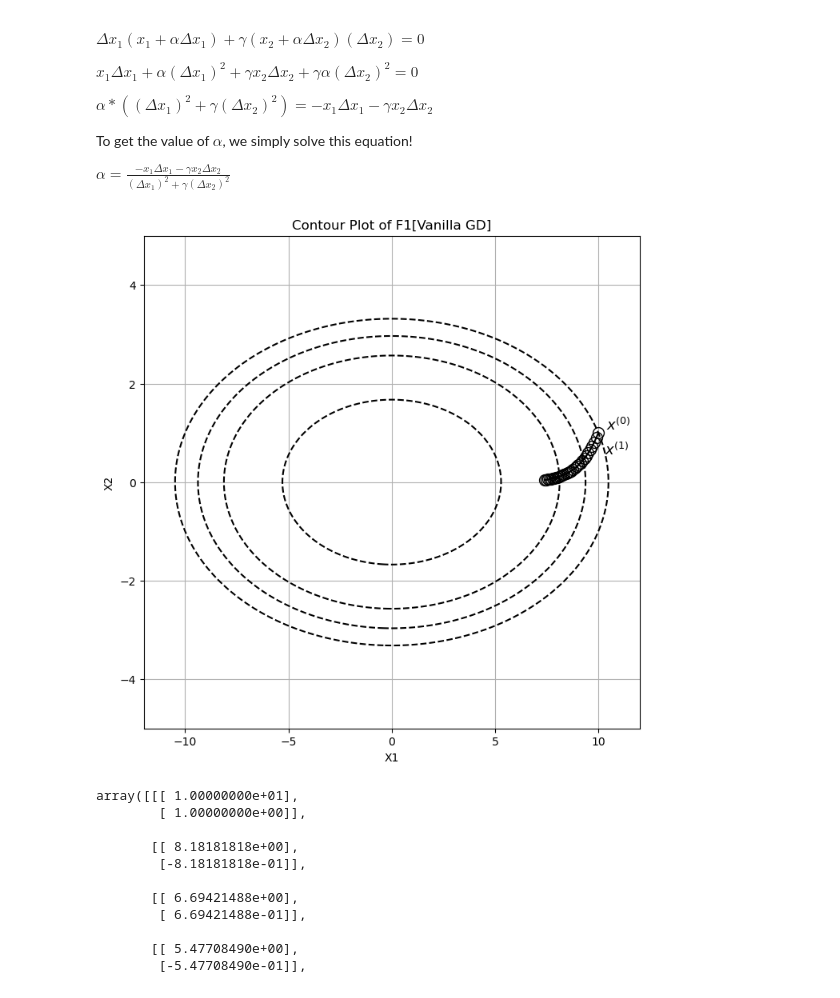
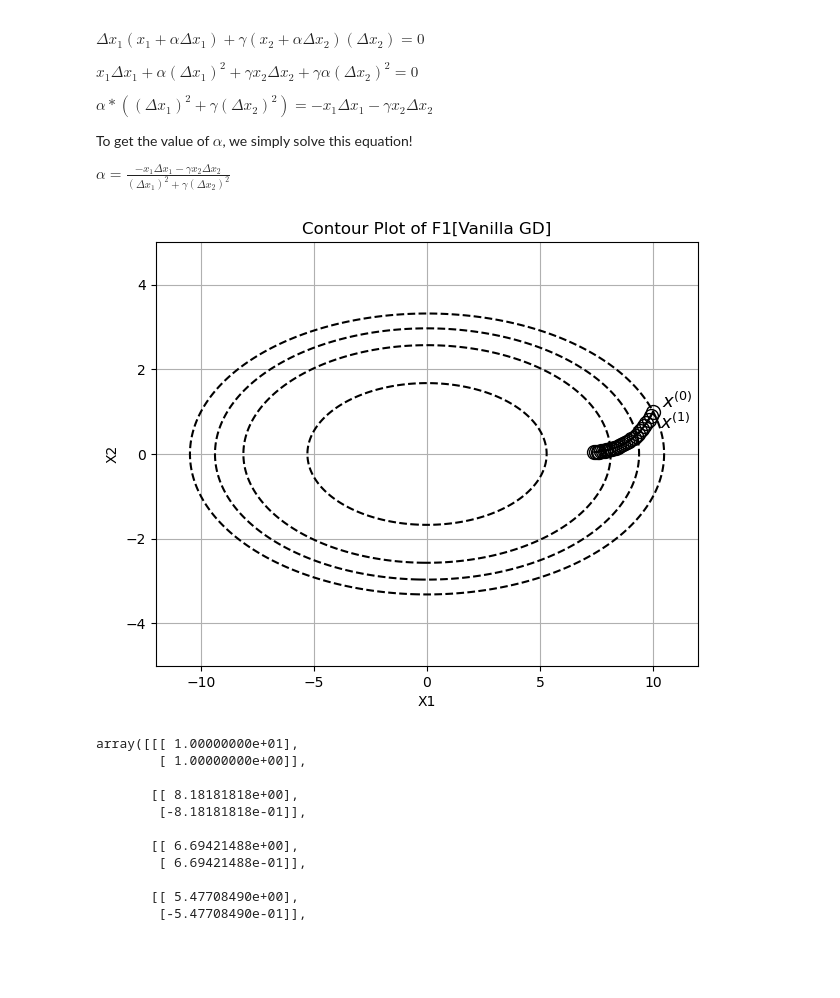
Before and after one commit to Ravi-Raghavan/ConvexOptimization, a Jupyter notebook: Homework #4 - Part 2.ipynb, the cells around one changed output. Cells and saved outputs as stored; diff of their text form; code cells hidden in the pictures; blank space fills up the shorter version.

Commit message:
Resized figures to 7 x 5.5

```diff
--- a/Homework #4 - Part 2.ipynb
+++ b/Homework #4 - Part 2.ipynb
@@ -214,35 +214,35 @@ X1, X2 = np.meshgrid(x1, x2)
 #gamma: function input
 def f1_plot(x1, x2, gamma = 10):
     return 0.5 * ((x1 ** 2) + (gamma * (x2 ** 2)))
 
 #given points on the contour grid, get function values
 F = f1_plot(X1, X2)
 
 #set figure size
-plt.figure(figsize = (8, 8))
+plt.figure(figsize = (7, 5.5))
 
 #plot f1 vanilla GD iterates
 for point in f1_vanilla_gd_iterates:
     plt.plot(point[0, 0], point[1, 0], 'o', markersize=10, color='black', markerfacecolor='none')
 
 #label x^(0) and x^(1)
 offset = 0.4
 plt.text(f1_vanilla_gd_iterates[0][0, 0] + offset, f1_vanilla_gd_iterates[0][1, 0], r'$x^{(0)}$', fontsize=13, color='black', va='bottom', ha='left')
 plt.text(f1_vanilla_gd_iterates[1][0, 0] + offset, f1_vanilla_gd_iterates[1][1, 0] - offset, r'$x^{(1)}$', fontsize=13, color='black', va='bottom', ha='left')
 
 #Connect iterates via a line
 for i in range(len(f1_vanilla_gd_iterates)-1):
     plt.plot([f1_vanilla_gd_iterates[i][0, 0], f1_vanilla_gd_iterates[i+1][0, 0]], [f1_vanilla_gd_iterates[i][1, 0], f1_vanilla_gd_iterates[i+1][1, 0]], color='black', linestyle='-')
 
 #Plot contour lines
 plt.contour(X1, X2, F, levels = [14, 33, 44, 55], colors='black', linestyles='dashed')
 plt.xlabel('X1')
 plt.ylabel('X2')
 plt.title('Contour Plot of F1[Vanilla GD]')
 plt.grid(True)
 plt.show()
 # %% [output]
-[figure, old version]
+[figure, new version]
 # %%
 #run gradient descent, with exact line search, for f1(i.e. the quadratic function)
 f1_exact_line_search_iterates, f1_exact_line_search_function_values = exact_line_search_gradient_descent(f1, f1_gradient, f1_exact_line_search, x0, 30, 1e-4)
```
Also changed, not shown: parts of 9 cells of this notebook.
